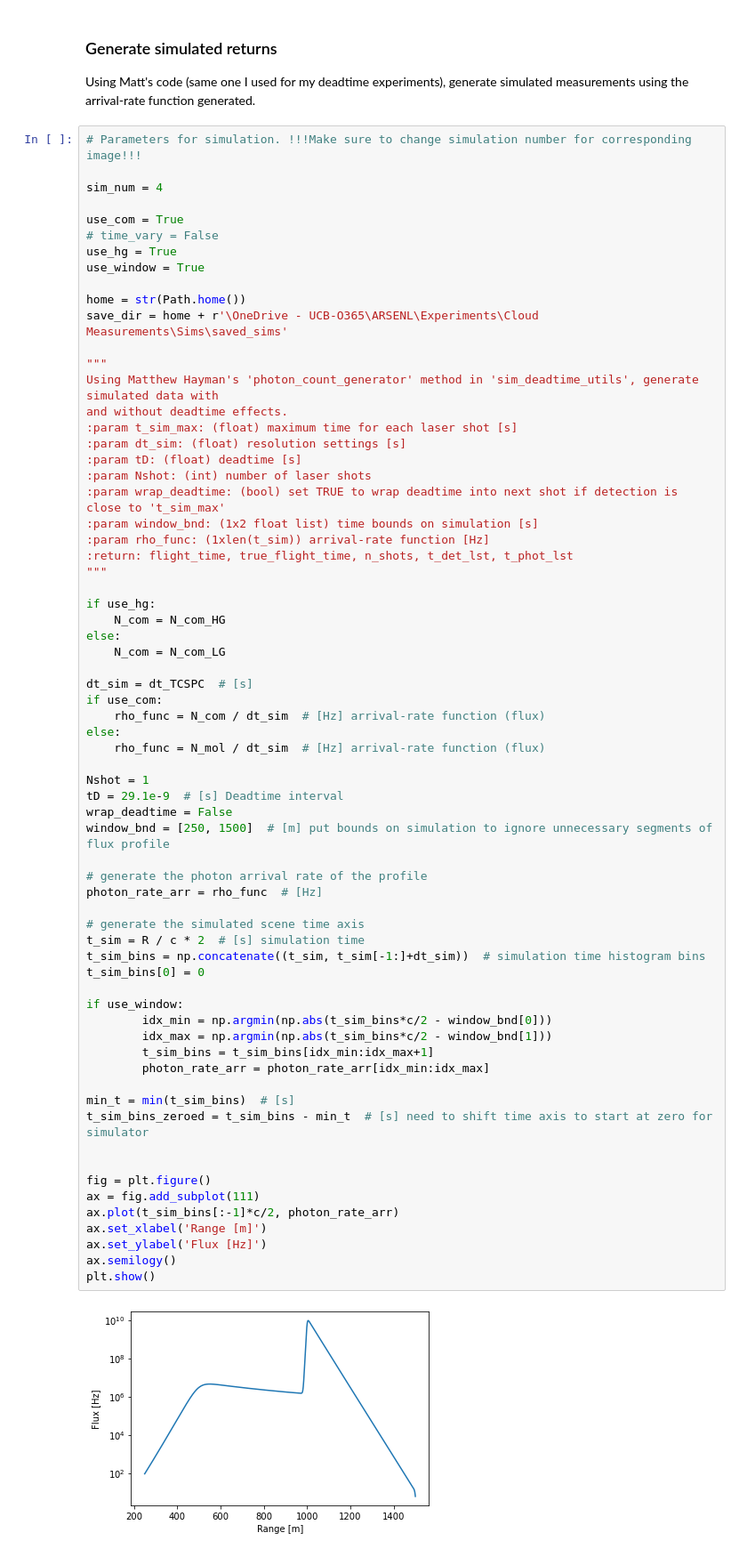
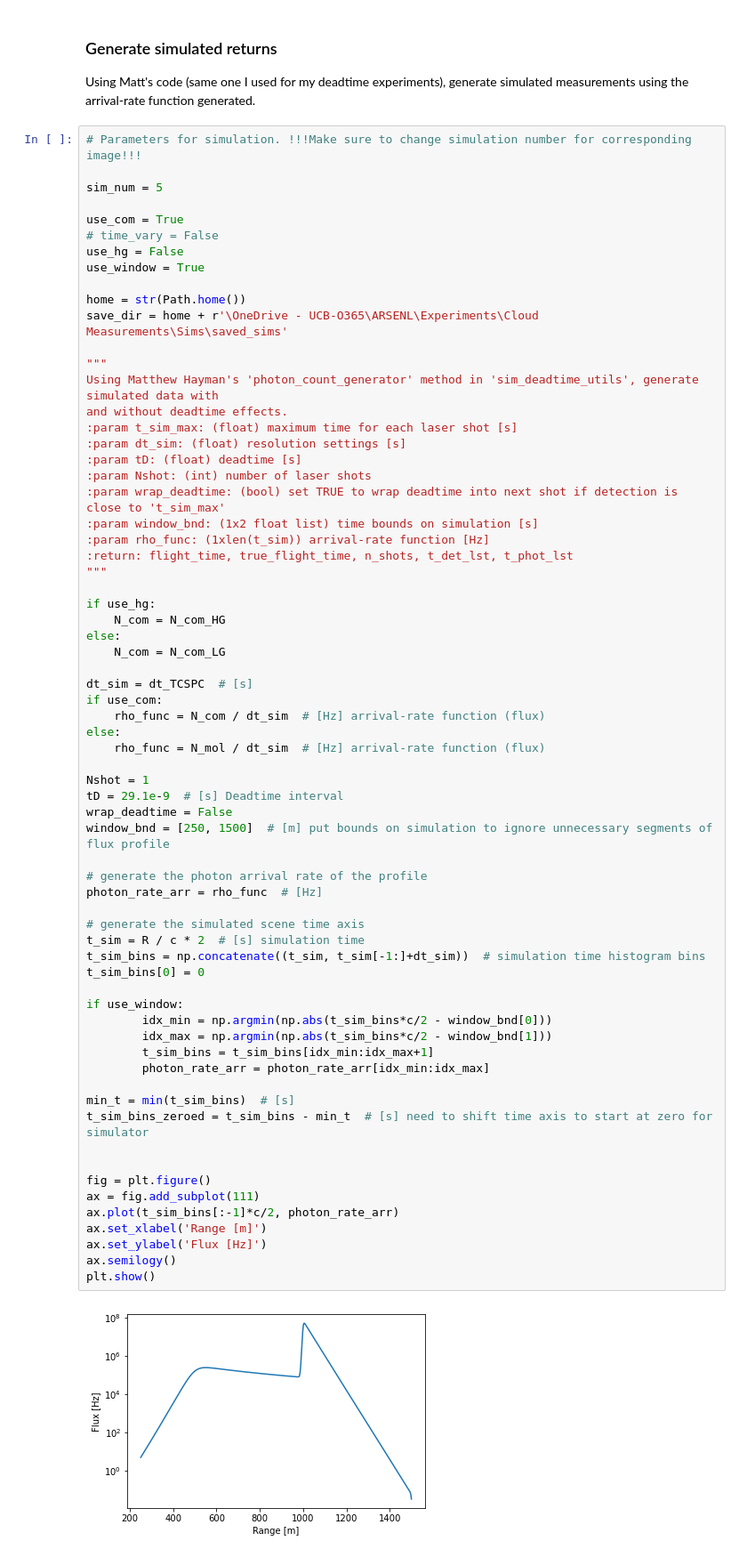
Before and after one commit to gkirchhoff32/Cloud-Measurements, a Jupyter notebook: meas_sim.ipynb, the cells around one changed output. Shown at 89% size. Cells and saved outputs as stored; diff of their text form.

```diff
--- a/meas_sim.ipynb
+++ b/meas_sim.ipynb
@@ -226,11 +224,11 @@ Using Matt's code (same one I used for my deadtime experiments), generate simula
 # %%
 # Parameters for simulation. !!!Make sure to change simulation number for corresponding image!!!
 
-sim_num = 4
+sim_num = 5
 
 use_com = True
 # time_vary = False
-use_hg = True
+use_hg = False
 use_window = True
 
 home = str(Path.home())
@@ -264,34 +262,34 @@ Nshot = 1
 tD = 29.1e-9  # [s] Deadtime interval
 wrap_deadtime = False
 window_bnd = [250, 1500]  # [m] put bounds on simulation to ignore unnecessary segments of flux profile
 
 # generate the photon arrival rate of the profile
 photon_rate_arr = rho_func  # [Hz]
 
 # generate the simulated scene time axis
 t_sim = R / c * 2  # [s] simulation time
 t_sim_bins = np.concatenate((t_sim, t_sim[-1:]+dt_sim))  # simulation time histogram bins
 t_sim_bins[0] = 0
 
 if use_window:
         idx_min = np.argmin(np.abs(t_sim_bins*c/2 - window_bnd[0]))
         idx_max = np.argmin(np.abs(t_sim_bins*c/2 - window_bnd[1]))
         t_sim_bins = t_sim_bins[idx_min:idx_max+1]
         photon_rate_arr = photon_rate_arr[idx_min:idx_max]
 
 min_t = min(t_sim_bins)  # [s]
 t_sim_bins_zeroed = t_sim_bins - min_t  # [s] need to shift time axis to start at zero for simulator
 
 
 fig = plt.figure()
 ax = fig.add_subplot(111)
 ax.plot(t_sim_bins[:-1]*c/2, photon_rate_arr)
 ax.set_xlabel('Range [m]')
 ax.set_ylabel('Flux [Hz]')
 ax.semilogy()
 plt.show()
 # %% [output]
-[figure, old version]
+[figure, new version]
 # %%
 ##### GENERATE SIMULATED DATA #####
 
```
Also changed, not shown: parts of 4 cells of this notebook, 2 other files.
